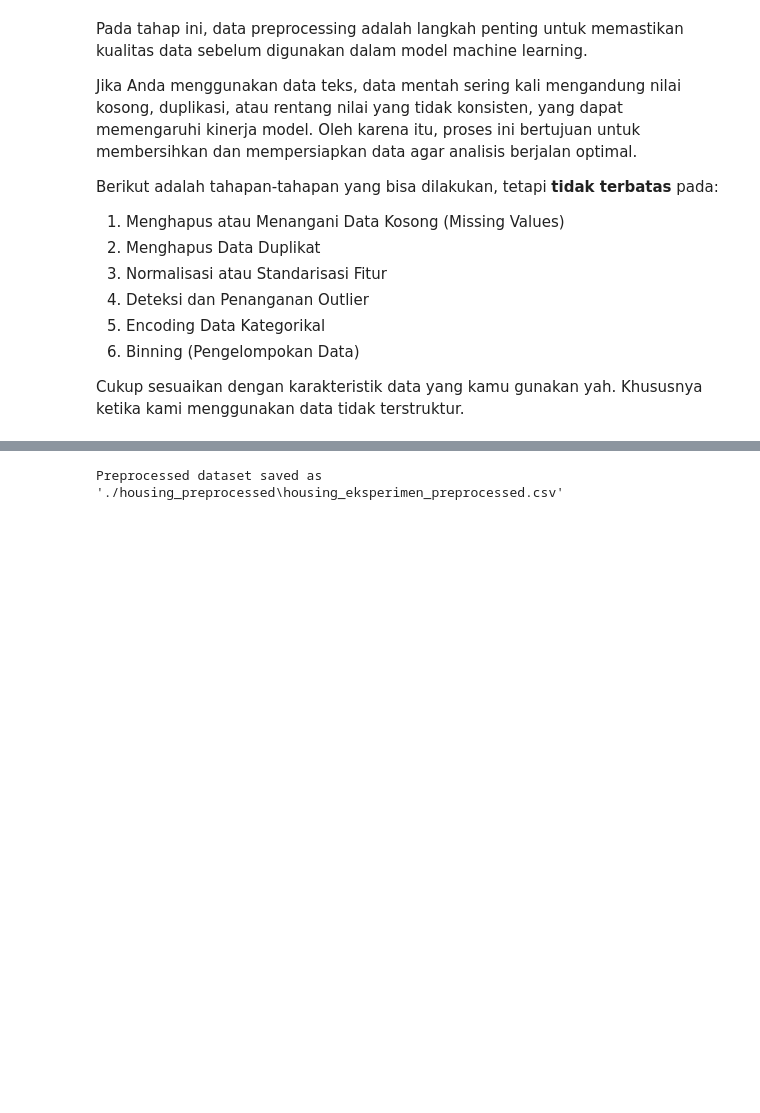
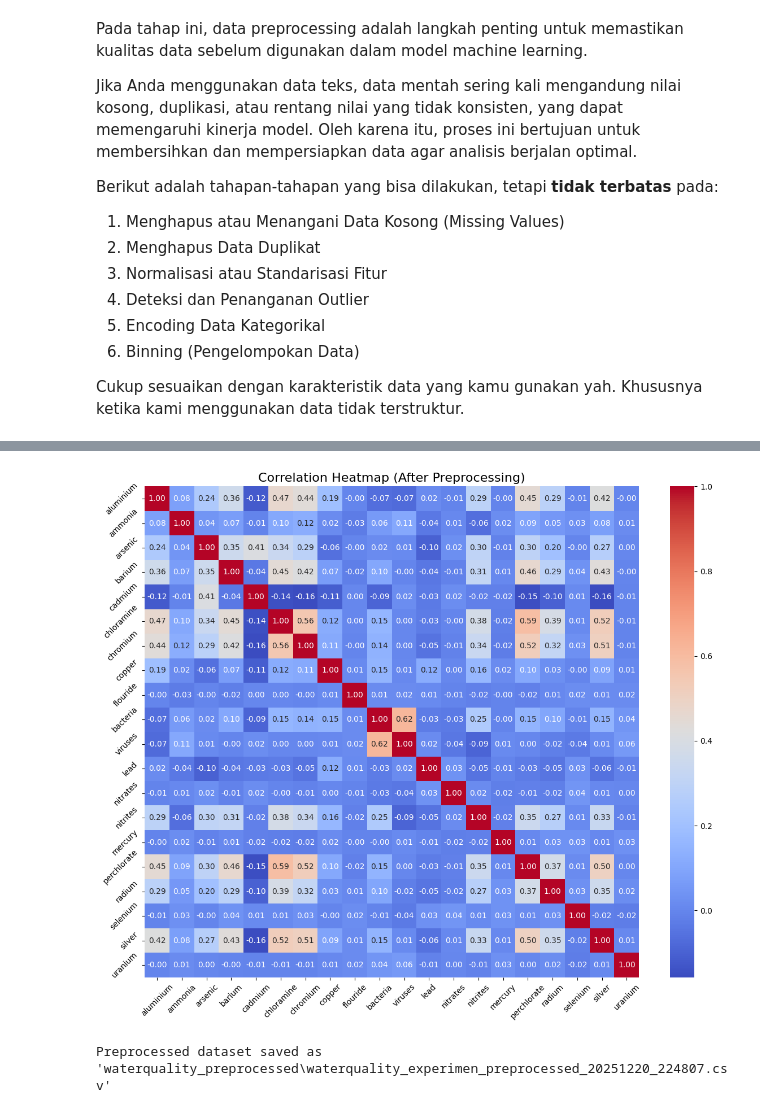
Before and after one commit to ayundaptr/Eksperimen_SML_Ayunda-putri, a Jupyter notebook: preprocessing/Eksperimen_Ayunda_putri.ipynb, the cells around one changed output, grey strips where cells are left out. Saved outputs shown, nothing was run; the diff lists cells and outputs as text; code cells hidden in the pictures; blank space fills up the shorter version.

```diff
--- a/preprocessing/Eksperimen_Ayunda_putri.ipynb
+++ b/preprocessing/Eksperimen_Ayunda_putri.ipynb
@@ -239,8 +166,0 @@ Numeric features scaled (except important columns).
-# %%
-# Encode Categorical
-le = LabelEncoder()
-for col in cat_cols:
-    df[col] = le.fit_transform(df[col])
-
-print("Categorical features encoded.")
-df.head()
@@ -254,0 +167,5 @@ Categorical features encoded.
+# %%
+# Standardization
+scaler = StandardScaler()
+df[num_cols] = scaler.fit_transform(df[num_cols])
+print("Features standardized using StandardScaler.")
@@ -255,5 +174,5 @@ Categorical features encoded.
 # %%
-# Binning Price
-df['price_bin'] = pd.qcut(df['price_original'], q=3, labels=["Low","Medium","High"])
-print("Price binned into categories (based on original price).")
-df.head()
+# Binning pH
+if "ph" in df.columns:
+    df["ph_bin"] = pd.qcut(df["ph"], q=3, labels=["Low", "Medium", "High"])
+    print("pH feature binned.")
@@ -277,0 +179,6 @@ df.head()
+# %%
+# Pisahkan Fitur dan Target
+X = df.drop(columns=["is_safe"])
+y = df["is_safe"]
+print("Fitur shape:", X.shape)
+print("Target shape:", y.shape)
@@ -278,10 +203,29 @@ df.head()
+# %%
+# Visualisasi Korelasi
+feature_cols = X.columns
+
+plt.figure(figsize=(12, 10))
+sns.heatmap(
+    X[feature_cols].corr(),
+    annot=True,
+    fmt=".2f",
+    cmap="coolwarm",
+    cbar=True
+)
+plt.title("Correlation Heatmap (After Preprocessing)", fontsize=16)
+plt.xticks(rotation=45)
+plt.yticks(rotation=45)
+plt.tight_layout()
+plt.show()
+# %% [output]
+[figure, added]
 # %%
-# Menyimpan dataset
-output_dir = "./housing_preprocessed"
+# Save Preprocessed Dataset
+output_dir = "waterquality_preprocessed"
 os.makedirs(output_dir, exist_ok=True)
-output_file = os.path.join(output_dir, "housing_eksperimen_preprocessed.csv")
+timestamp = datetime.datetime.now().strftime("%Y%m%d_%H%M%S")
+output_file = os.path.join(output_dir, f"waterquality_experimen_preprocessed_{timestamp}.csv")
 df.to_csv(output_file, index=False)
-
 print(f"Preprocessed dataset saved as '{output_file}'")
 # %% [output]
-Preprocessed dataset saved as './housing_preprocessed\housing_eksperimen_preprocessed.csv'
+Preprocessed dataset saved as 'waterquality_preprocessed\waterquality_experimen_preprocessed_20251220_224807.csv'
```
Also changed, not shown: parts of 23 cells of this notebook, 13 other files.
